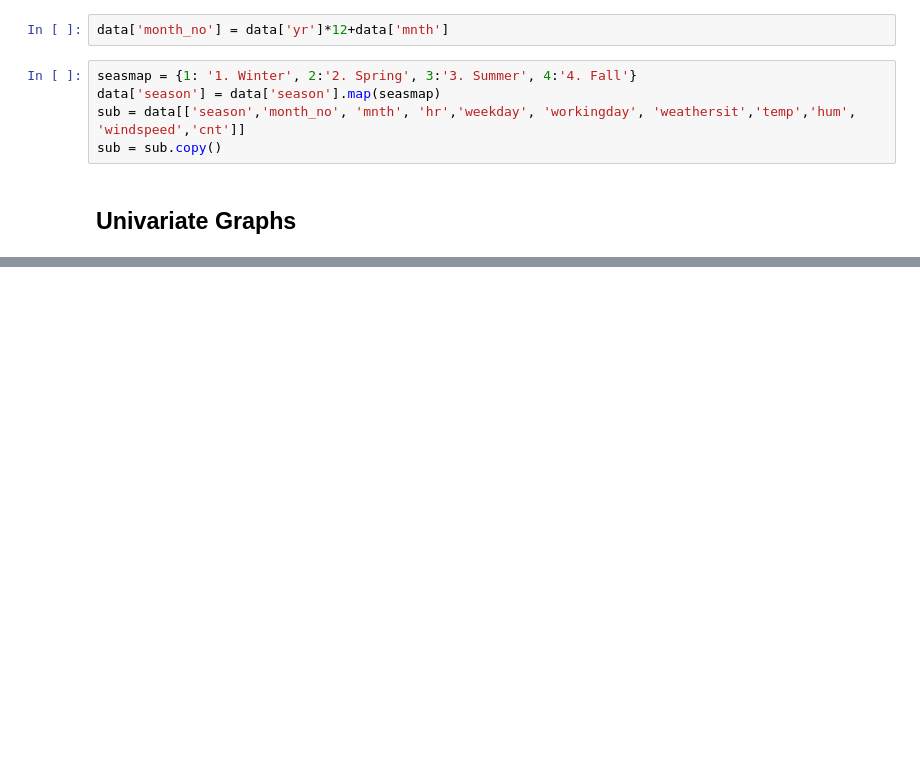
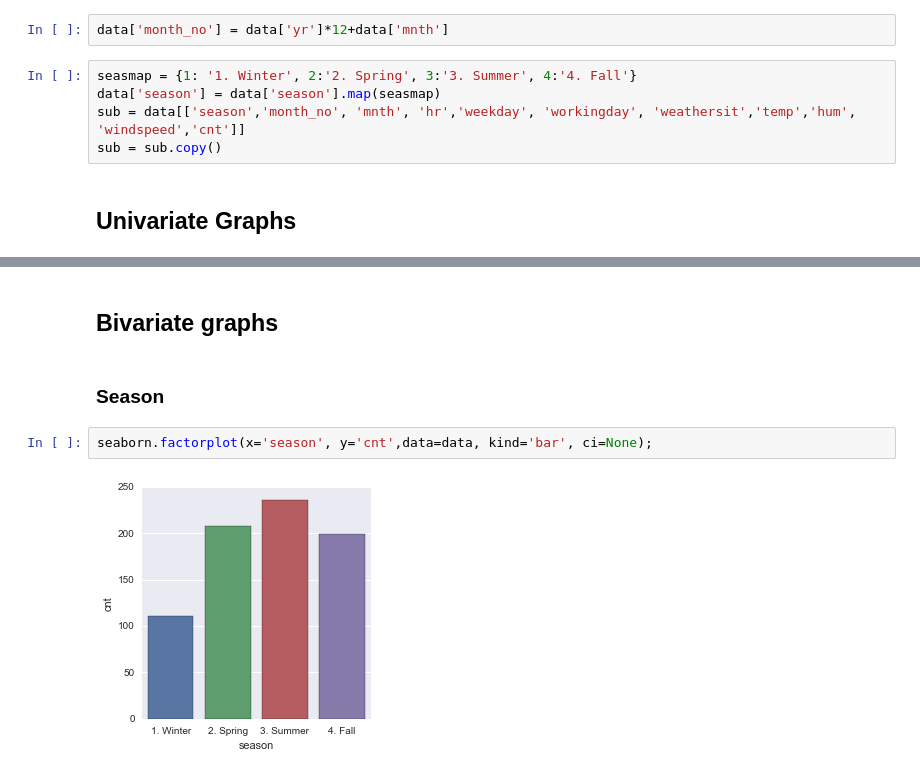
Before and after one commit to herwinvw/DataManagementandVisualizationCourse, a Jupyter notebook: creating_graphs.ipynb, the cells around one changed output, grey strips where cells are left out. Drawn from its saved outputs; the diff is of its cells as text; blank space fills up the shorter version.

```diff
--- a/creating_graphs.ipynb
+++ b/creating_graphs.ipynb
@@ -50,0 +127,8 @@ seaborn.distplot(data['temp'],kde=False);
+# %% [markdown]
+## Bivariate graphs
+# %% [markdown]
+### Season
+# %%
+seaborn.factorplot(x='season', y='cnt',data=data, kind='bar', ci=None);
+# %% [output]
+[figure, added]
```
Also changed, not shown: parts of 30 cells of this notebook.
